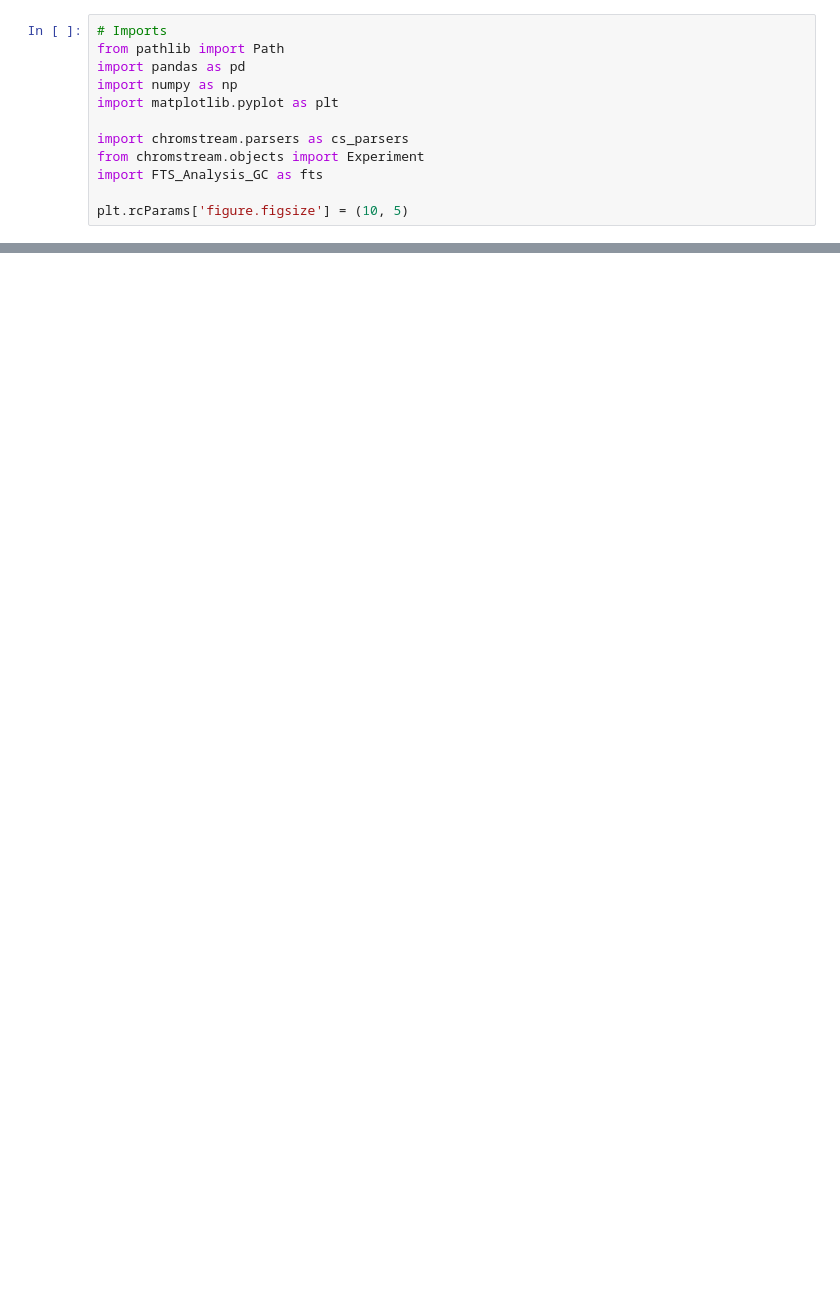
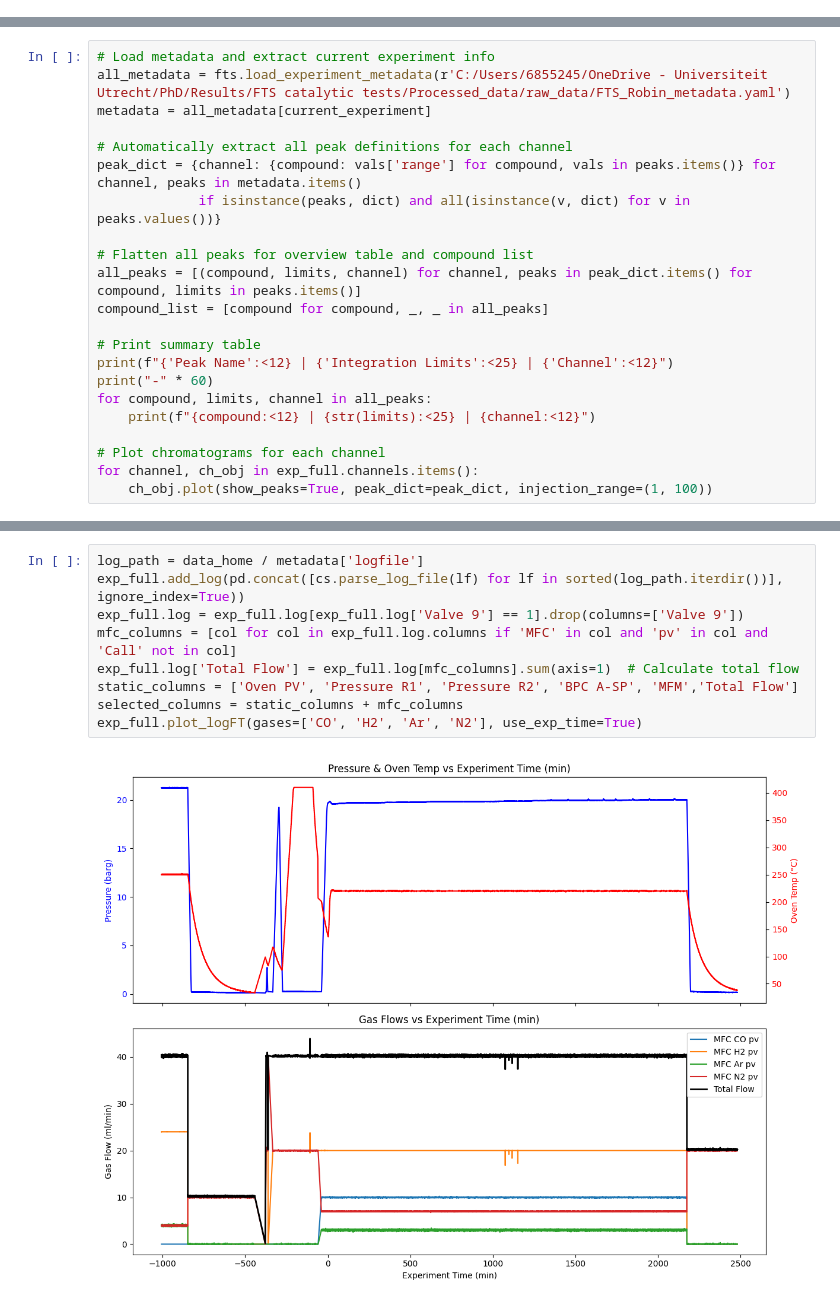
Before and after one commit to RobinICC/FTS_GC_AnalysisRC, a Jupyter notebook: FTS_Chromstream_pipeline_from_metadata.ipynb, the cells around one changed output, grey strips where cells are left out. Drawn from its saved outputs; the diff is of its cells as text; blank space fills up the shorter version.

Commit message:
New data analysis file for chromstream

```diff
--- a/FTS_Chromstream_pipeline_from_metadata.ipynb
+++ b/FTS_Chromstream_pipeline_from_metadata.ipynb
@@ -7,12 +0,0 @@ Edit `current_experiment` to select a different experiment from the YAML. Make s
-# %%
-# Imports
-from pathlib import Path
-import pandas as pd
-import numpy as np
-import matplotlib.pyplot as plt
-
-import chromstream.parsers as cs_parsers
-from chromstream.objects import Experiment
-import FTS_Analysis_GC as fts
-
-plt.rcParams['figure.figsize'] = (10, 5)
@@ -207,0 +106,22 @@ except Exception as e:
+# %%
+# Load metadata and extract current experiment info
+all_metadata = fts.load_experiment_metadata(r'C:/Users/6855245/OneDrive - Universiteit Utrecht/PhD/Results/FTS catalytic tests/Processed_data/raw_data/FTS_Robin_metadata.yaml')
+metadata = all_metadata[current_experiment]
+
+# Automatically extract all peak definitions for each channel
+peak_dict = {channel: {compound: vals['range'] for compound, vals in peaks.items()} for channel, peaks in metadata.items()
+             if isinstance(peaks, dict) and all(isinstance(v, dict) for v in peaks.values())}
+
+# Flatten all peaks for overview table and compound list
+all_peaks = [(compound, limits, channel) for channel, peaks in peak_dict.items() for compound, limits in peaks.items()]
+compound_list = [compound for compound, _, _ in all_peaks]
+
+# Print summary table
+print(f"{'Peak Name':<12} | {'Integration Limits':<25} | {'Channel':<12}")
+print("-" * 60)
+for compound, limits, channel in all_peaks:
+    print(f"{compound:<12} | {str(limits):<25} | {channel:<12}")
+
+# Plot chromatograms for each channel
+for channel, ch_obj in exp_full.channels.items():
+    ch_obj.plot(show_peaks=True, peak_dict=peak_dict, injection_range=(1, 100))
@@ -207,0 +153,11 @@ except Exception as e:
+# %%
+log_path = data_home / metadata['logfile']
+exp_full.add_log(pd.concat([cs.parse_log_file(lf) for lf in sorted(log_path.iterdir())], ignore_index=True))
+exp_full.log = exp_full.log[exp_full.log['Valve 9'] == 1].drop(columns=['Valve 9'])
+mfc_columns = [col for col in exp_full.log.columns if 'MFC' in col and 'pv' in col and 'Call' not in col]
+exp_full.log['Total Flow'] = exp_full.log[mfc_columns].sum(axis=1)  # Calculate total flow
+static_columns = ['Oven PV', 'Pressure R1', 'Pressure R2', 'BPC A-SP', 'MFM','Total Flow']
+selected_columns = static_columns + mfc_columns
+exp_full.plot_logFT(gases=['CO', 'H2', 'Ar', 'N2'], use_exp_time=True)
+# %% [output]
+[figure, added]
```
Also changed, not shown: parts of 38 cells of this notebook.
